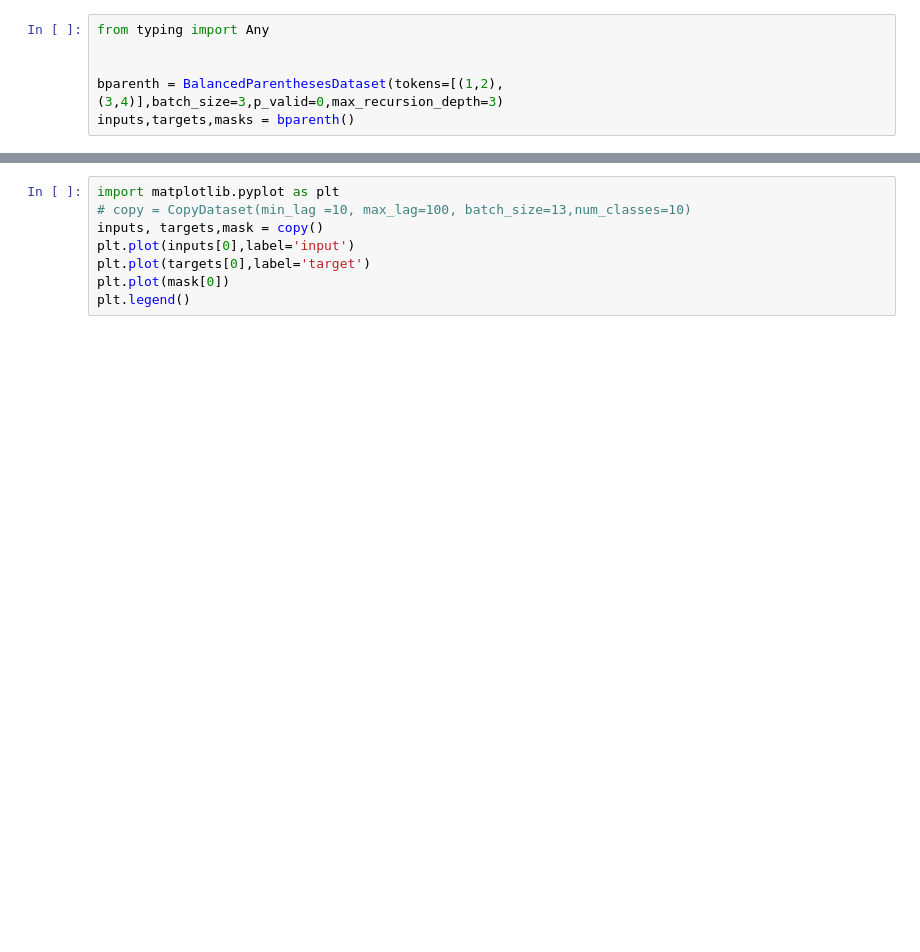
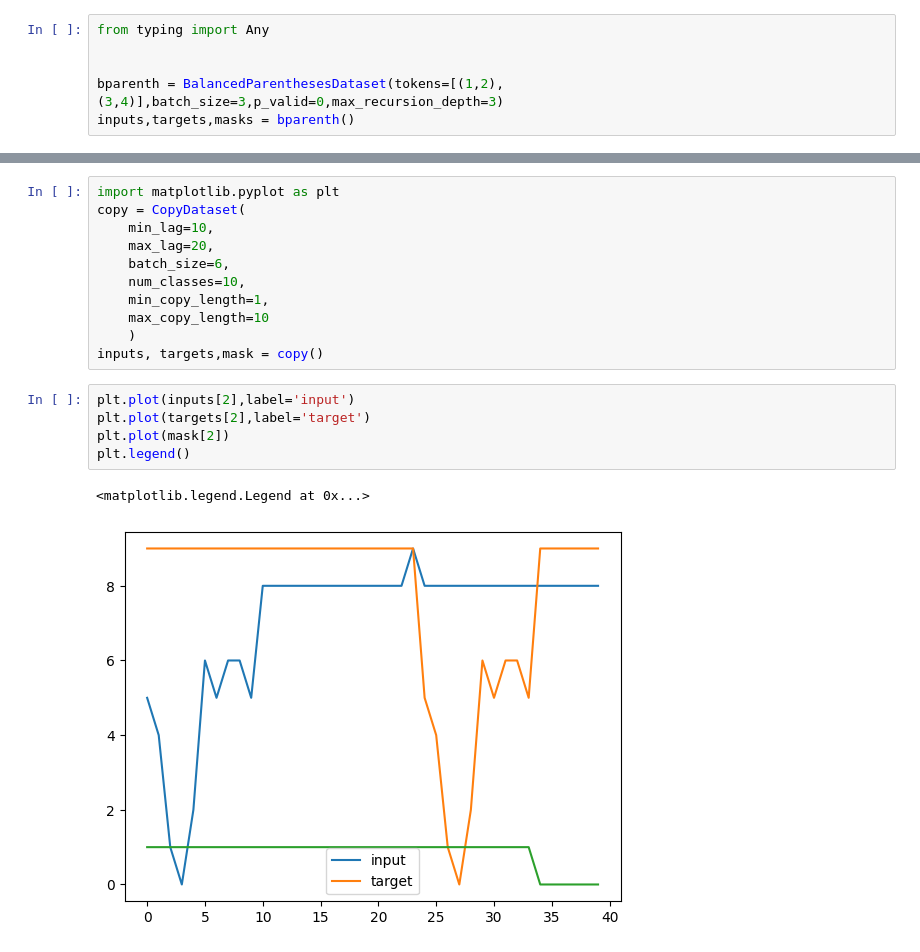
Before and after one commit to phess2/9520_recurrent_networks, a Jupyter notebook: test_datasets.ipynb, the cells around one changed output, grey strips where cells are left out. Drawn from its saved outputs; the diff is of its cells as text; blank space fills up the shorter version.

Commit message:
Add multiple copy lengths to CopyDataset

```diff
--- a/test_datasets.ipynb
+++ b/test_datasets.ipynb
@@ -86,8 +88,19 @@ Computed balance: 1
+# %%
+import matplotlib.pyplot as plt
+copy = CopyDataset(
+    min_lag=10,
+    max_lag=20,
+    batch_size=6,
+    num_classes=10,
+    min_copy_length=1,
+    max_copy_length=10
+    )
+inputs, targets,mask = copy()
 # %%
-import matplotlib.pyplot as plt
-# copy = CopyDataset(min_lag =10, max_lag=100, batch_size=13,num_classes=10)
-inputs, targets,mask = copy()
-plt.plot(inputs[0],label='input')
-plt.plot(targets[0],label='target')
-plt.plot(mask[0])
+plt.plot(inputs[2],label='input')
+plt.plot(targets[2],label='target')
+plt.plot(mask[2])
 plt.legend()
+# %% [output]
+<matplotlib.legend.Legend at 0x...>
+[figure, added]
```
Also changed, not shown: parts of 3 cells of this notebook, 2 other files.
